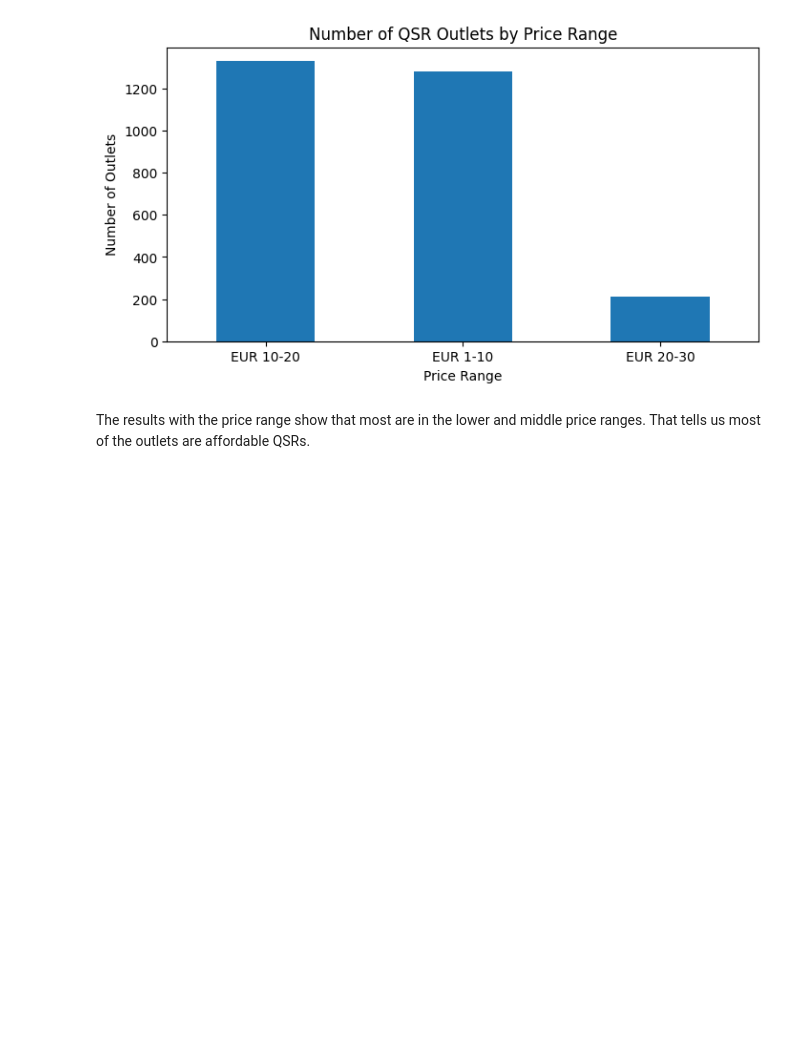
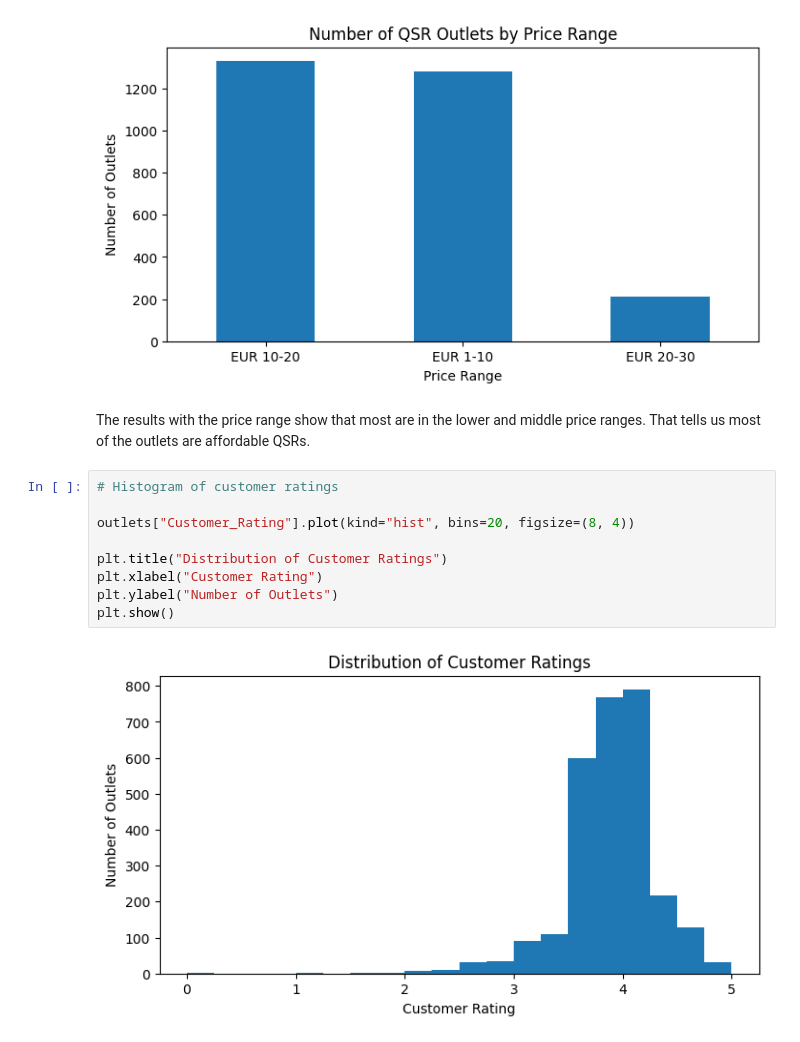
Before and after one commit to mike10nn/QSR_Analysis, a Jupyter notebook: summary_visualization.ipynb, the cells around one changed output. Drawn from its saved outputs; the diff is of its cells as text; blank space fills up the shorter version.

Commit message:
Summary and summary visualization final

```diff
--- a/summary_visualization.ipynb
+++ b/summary_visualization.ipynb
@@ -59,3 +60,14 @@ plt.show()
 [figure]
 # %% [markdown]
 The results with the price range show that most are in the lower and middle price ranges. That tells us most of the outlets are affordable QSRs.
+# %%
+# Histogram of customer ratings
+
+outlets["Customer_Rating"].plot(kind="hist", bins=20, figsize=(8, 4))
+
+plt.title("Distribution of Customer Ratings")
+plt.xlabel("Customer Rating")
+plt.ylabel("Number of Outlets")
+plt.show()
+# %% [output]
+[figure, added]
```
Also changed, not shown: parts of 16 cells of this notebook, 1 other file.
